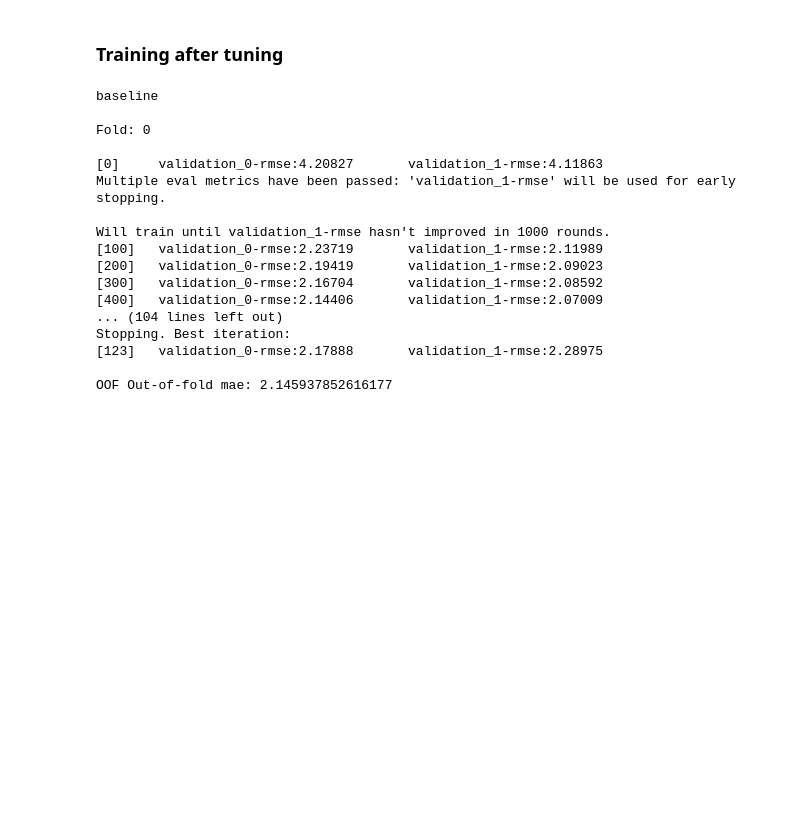
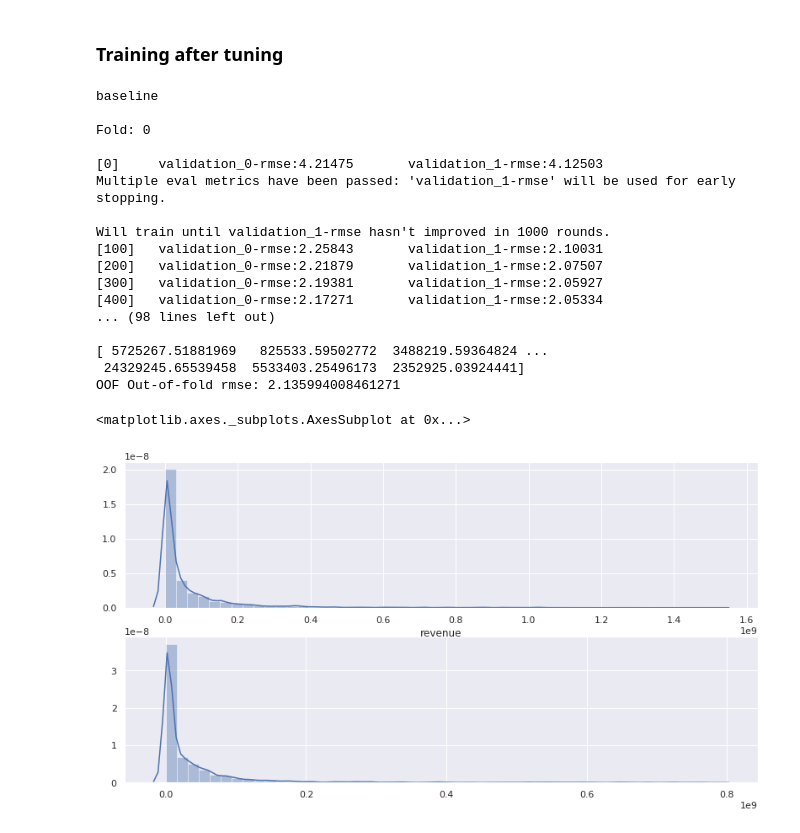
Before and after one commit to praxitelisk/TMDB-Box-Office-Prediction, a Jupyter notebook: TMDB Box Office Prediction EDA + ML.ipynb, the cells around one changed output. Drawn from its saved outputs; the diff is of its cells as text; code cells hidden in the pictures; blank space fills up the shorter version.

```diff
--- a/TMDB Box Office Prediction EDA + ML.ipynb
+++ b/TMDB Box Office Prediction EDA + ML.ipynb
@@ -606,44 +615,54 @@ for train_index, valid_index in folds.split(xtrain, ytrain):
     clf_stra_tuned_xgb = xgb.XGBRegressor(colsample_bytree = result.best_params_["colsample_bytree"],
                                     gamma=result.best_params_["gamma"],
                                     learning_rate=result.best_params_["learning_rate"],
                                     max_depth=result.best_params_["max_depth"],
                                     min_child_weight=result.best_params_["min_child_weight"],
                                     n_estimators=10000,
                                     reg_alpha=result.best_params_["reg_alpha"],
                                     reg_lambda=result.best_params_["reg_lambda"],
                                     subsample=result.best_params_["subsample"],
                                     seed=42)
 
     clf_stra_tuned_xgb.fit(xtrain_stra, ytrain_stra, eval_set=[(xtrain_stra, ytrain_stra), (xvalid_stra, yvalid_stra)],
                 early_stopping_rounds=1000, eval_metric='rmse', verbose=100)
 
     predictions_valid = clf_stra_tuned_xgb.predict(xvalid)
     rmse_valid = np.sqrt(mean_squared_error(yvalid, predictions_valid))
     oof_rmse += rmse_valid
 
-    predictions_test_tuned += clf_stra_tuned_xgb.predict(test_df[xtrain.columns])/10
+    predictions_test_tuned += clf_stra_tuned_xgb.predict(test_df[xtrain.columns])/num_of_splits
 
 
 predictions_test_tuned = np.e**(predictions_test_tuned)-1
-print("OOF Out-of-fold mae:", oof_rmse/num_of_splits)
+print(predictions_test)
+print("OOF Out-of-fold rmse:", oof_rmse/num_of_splits)
+
+f, ax = plt.subplots(2, figsize=(12,7))
+
+f.tight_layout()
+sns.set(rc={'figure.figsize':(9,14)})
+sns.distplot(train_df.revenue, ax=ax[0])
+sns.distplot(predictions_test, ax=ax[1])
 # %% [output]
 baseline
 
 Fold: 0
 
-[0]     validation_0-rmse:4.20827       validation_1-rmse:4.11863
+[0]     validation_0-rmse:4.21475       validation_1-rmse:4.12503
 Multiple eval metrics have been passed: 'validation_1-rmse' will be used for early stopping.
 
 Will train until validation_1-rmse hasn't improved in 1000 rounds.
-[100]   validation_0-rmse:2.23719       validation_1-rmse:2.11989
-[200]   validation_0-rmse:2.19419       validation_1-rmse:2.09023
-[300]   validation_0-rmse:2.16704       validation_1-rmse:2.08592
-[400]   validation_0-rmse:2.14406       validation_1-rmse:2.07009
-... (104 lines left out)
-Stopping. Best iteration:
-[123]   validation_0-rmse:2.17888       validation_1-rmse:2.28975
+[100]   validation_0-rmse:2.25843       validation_1-rmse:2.10031
+[200]   validation_0-rmse:2.21879       validation_1-rmse:2.07507
+[300]   validation_0-rmse:2.19381       validation_1-rmse:2.05927
+[400]   validation_0-rmse:2.17271       validation_1-rmse:2.05334
+... (98 lines left out)
 
-OOF Out-of-fold mae: 2.145937852616177
+[ 5725267.51881969   825533.59502772  3488219.59364824 ...
+ 24329245.65539458  5533403.25496173  2352925.03924441]
+OOF Out-of-fold rmse: 2.135994008461271
+<matplotlib.axes._subplots.AxesSubplot at 0x...>
+[figure, added]
 # %%
 gc.collect();
 submission = pd.read_csv('../input/sample_submission.csv')
```
Also changed, not shown: parts of 5 cells of this notebook.
